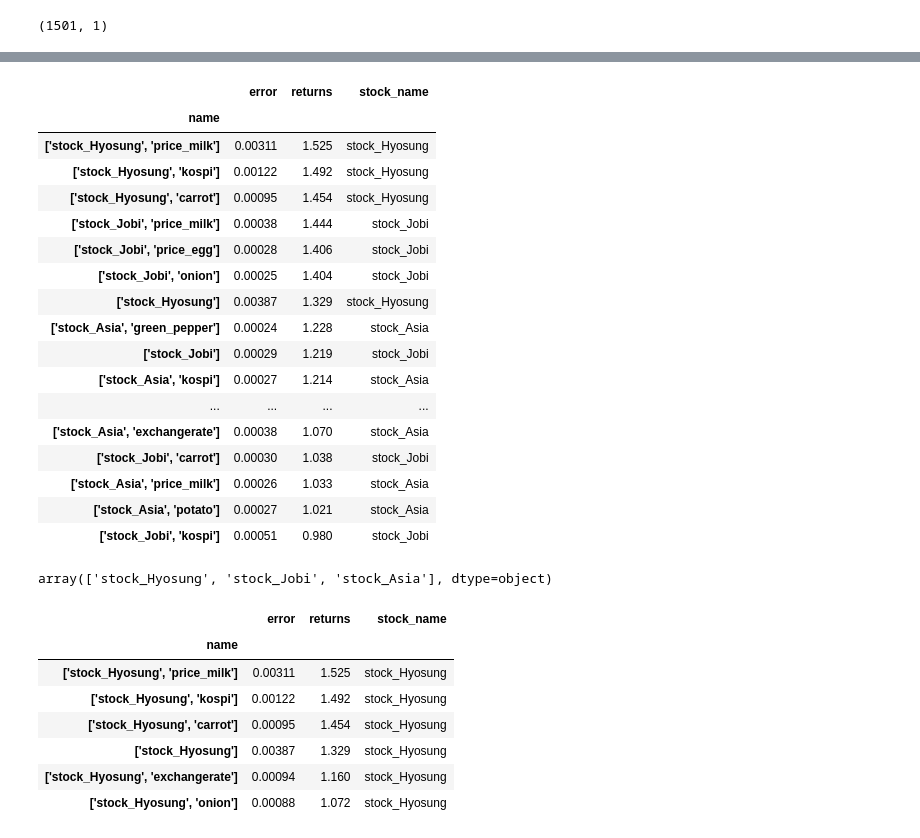
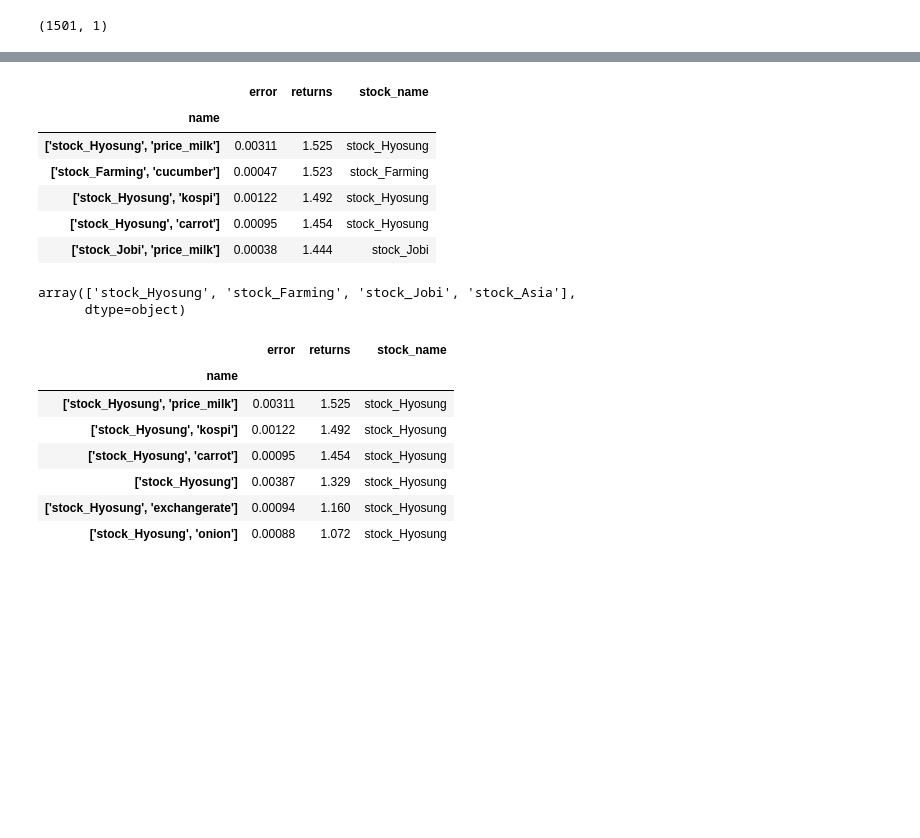
Before and after one commit to sunnight9507/BitAcademy, a Jupyter notebook: Project/Data_to_database.ipynb, the cells around one changed output, grey strips where cells are left out. Saved outputs shown, nothing was run; the diff lists cells and outputs as text; code cells hidden in the pictures; blank space fills up the shorter version.

```diff
--- a/Project/Data_to_database.ipynb
+++ b/Project/Data_to_database.ipynb
@@ -144,6 +144,6 @@ data.tail(2)
 # %%
-target_name = 'stock_Hyosung'
-target_names = [target_name,'price_milk']
+target_name = 'stock_Farming'
+target_names = [target_name,'cucumber']
 #df = data[]
 shift_steps = 1
 
@@ -244,5 +244,5 @@ print(y_batch.shape)
 # %%
 model = init_model()
 # [_stock_Jobi_, _onion_].h5
-model.load_weights('model/[\'stock_Hyosung\', \'price_milk\'].h5')# Re-evaluate the model
+model.load_weights('model/[\'stock_Farming\', \'cucumber\'].h5')# Re-evaluate the model ,
 # %% [output]
@@ -392,30 +384,20 @@ loss (test-set): 0.0031055116560310125
 # %%
 result = returns_lst.sort_values(by = ['returns','error'], ascending=[False, True])#.set_index('name')
 result.to_csv('returns_lst.csv')
-result
+result.head()
 # %% [output]
 |  | error | returns | stock_name |
 | name |  |  |  |
 | ['stock_Hyosung', 'price_milk'] | 0.00311 | 1.525 | stock_Hyosung |
+| ['stock_Farming', 'cucumber'] | 0.00047 | 1.523 | stock_Farming |
 | ['stock_Hyosung', 'kospi'] | 0.00122 | 1.492 | stock_Hyosung |
 | ['stock_Hyosung', 'carrot'] | 0.00095 | 1.454 | stock_Hyosung |
 | ['stock_Jobi', 'price_milk'] | 0.00038 | 1.444 | stock_Jobi |
-| ['stock_Jobi', 'price_egg'] | 0.00028 | 1.406 | stock_Jobi |
-| ['stock_Jobi', 'onion'] | 0.00025 | 1.404 | stock_Jobi |
-| ['stock_Hyosung'] | 0.00387 | 1.329 | stock_Hyosung |
-| ['stock_Asia', 'green_pepper'] | 0.00024 | 1.228 | stock_Asia |
-| ['stock_Jobi'] | 0.00029 | 1.219 | stock_Jobi |
-| ['stock_Asia', 'kospi'] | 0.00027 | 1.214 | stock_Asia |
-| ... | ... | ... | ... |
-| ['stock_Asia', 'exchangerate'] | 0.00038 | 1.070 | stock_Asia |
-| ['stock_Jobi', 'carrot'] | 0.00030 | 1.038 | stock_Jobi |
-| ['stock_Asia', 'price_milk'] | 0.00026 | 1.033 | stock_Asia |
-| ['stock_Asia', 'potato'] | 0.00027 | 1.021 | stock_Asia |
-| ['stock_Jobi', 'kospi'] | 0.00051 | 0.980 | stock_Jobi |
 # %%
 result['stock_name'].unique()
 # %% [output]
-array(['stock_Hyosung', 'stock_Jobi', 'stock_Asia'], dtype=object)
+array(['stock_Hyosung', 'stock_Farming', 'stock_Jobi', 'stock_Asia'],
+      dtype=object)
 # %%
 result[result['stock_name'] == 'stock_Hyosung']
 # %% [output]
```
Also changed, not shown: parts of 11 cells of this notebook, 2 other files.
